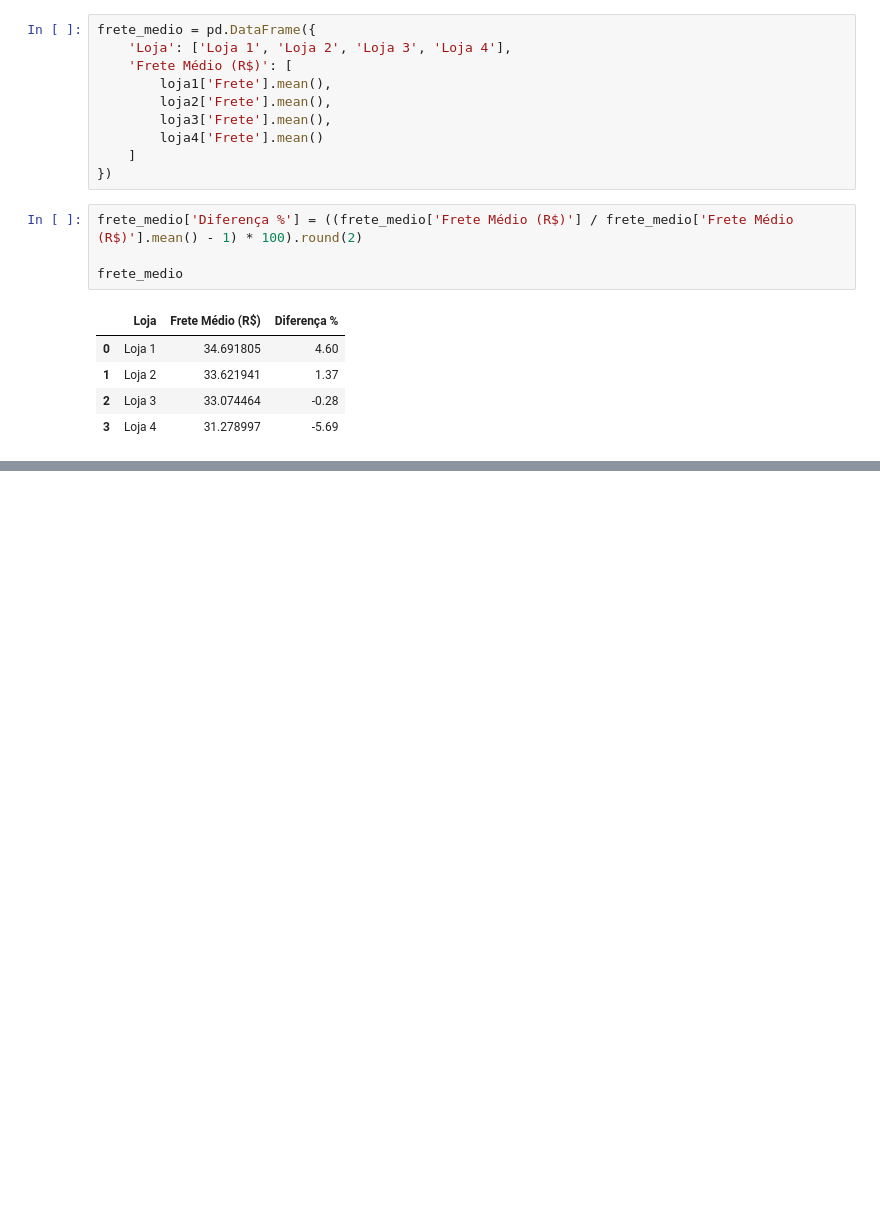
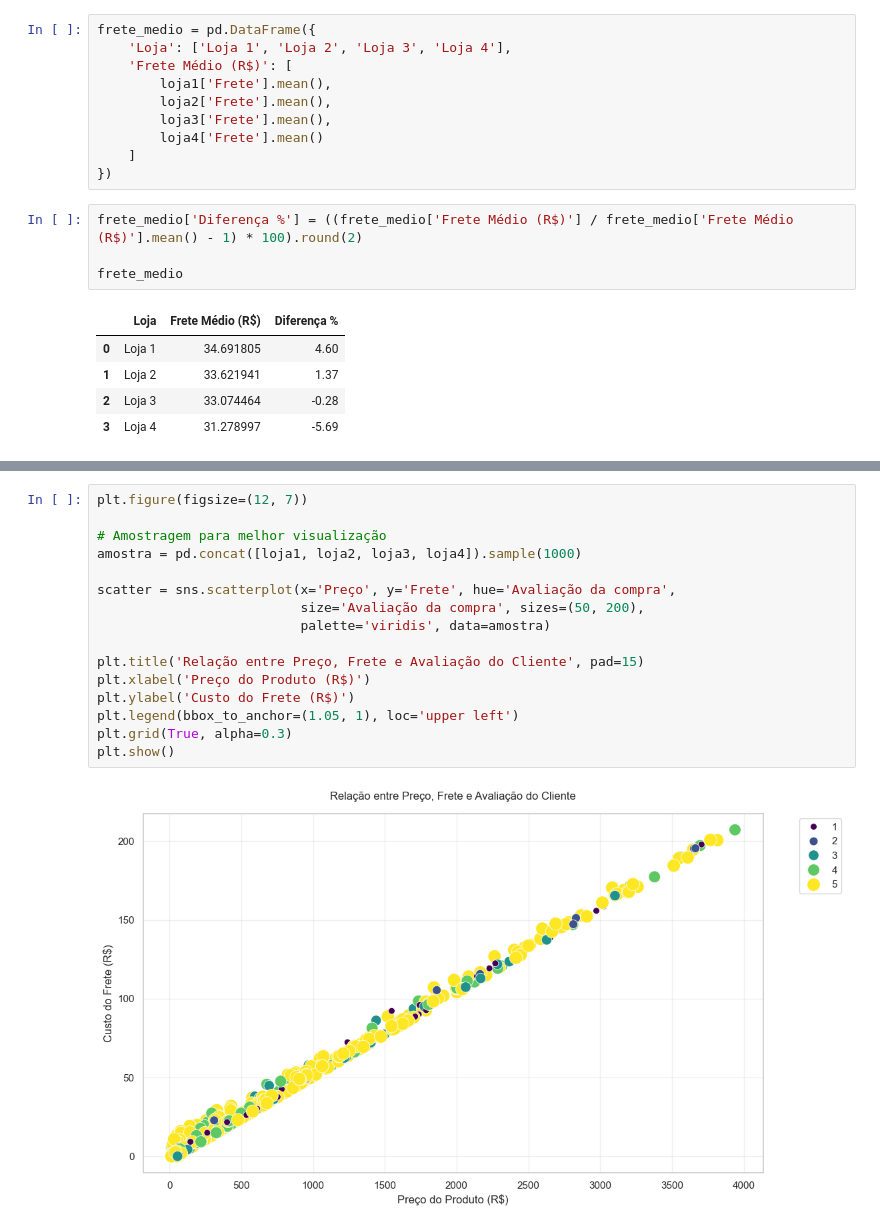
Before and after one commit to DBCBR/Challenge-ONE-Data-Science---Alura-Store, a Jupyter notebook: AluraStoreBr.ipynb, the cells around one changed output, grey strips where cells are left out. Cells and saved outputs as stored; diff of their text form; blank space fills up the shorter version.

```diff
--- a/AluraStoreBr.ipynb
+++ b/AluraStoreBr.ipynb
@@ -154,0 +195,18 @@ frete_medio
+# %%
+plt.figure(figsize=(12, 7))
+
+# Amostragem para melhor visualização
+amostra = pd.concat([loja1, loja2, loja3, loja4]).sample(1000)
+
+scatter = sns.scatterplot(x='Preço', y='Frete', hue='Avaliação da compra',
+                          size='Avaliação da compra', sizes=(50, 200),
+                          palette='viridis', data=amostra)
+
+plt.title('Relação entre Preço, Frete e Avaliação do Cliente', pad=15)
+plt.xlabel('Preço do Produto (R$)')
+plt.ylabel('Custo do Frete (R$)')
+plt.legend(bbox_to_anchor=(1.05, 1), loc='upper left')
+plt.grid(True, alpha=0.3)
+plt.show()
+# %% [output]
+[figure, added]
```
Also changed, not shown: parts of 8 cells of this notebook, 1 other file.
